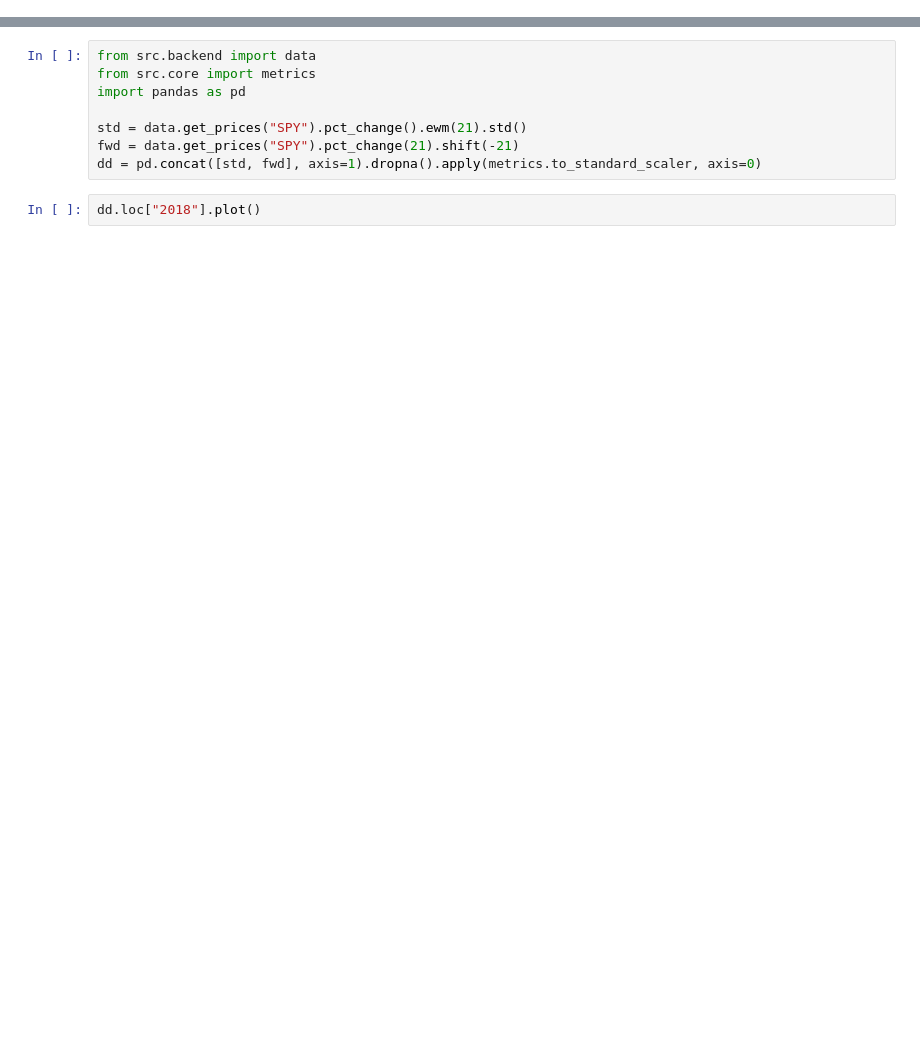
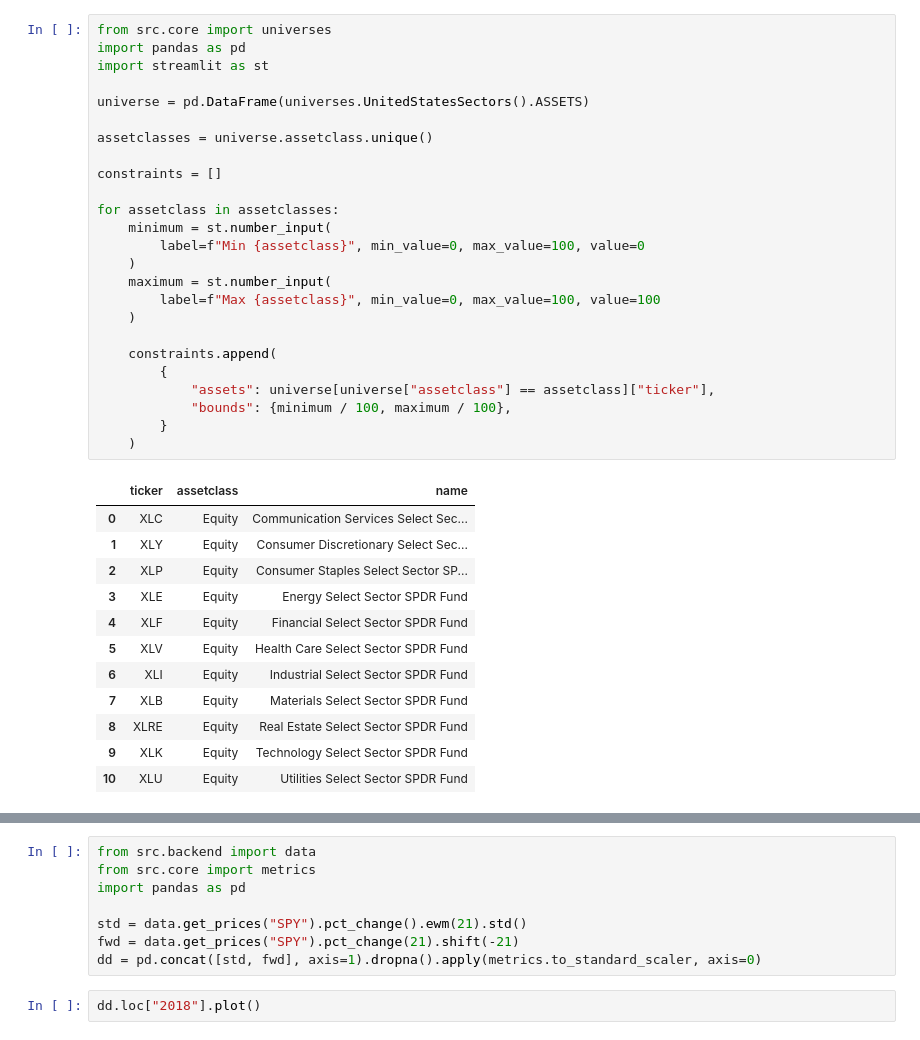
Before and after one commit to HTF1125/RobertLab, a Jupyter notebook: test.ipynb, the cells around one changed output, grey strips where cells are left out. Saved outputs shown, nothing was run; the diff lists cells and outputs as text; blank space fills up the shorter version.

```diff
--- a/test.ipynb
+++ b/test.ipynb
@@ -4,0 +31,38 @@ True
+# %%
+from src.core import universes
+import pandas as pd
+import streamlit as st
+
+universe = pd.DataFrame(universes.UnitedStatesSectors().ASSETS)
+
+assetclasses = universe.assetclass.unique()
+
+constraints = []
+
+for assetclass in assetclasses:
+    minimum = st.number_input(
+        label=f"Min {assetclass}", min_value=0, max_value=100, value=0
+    )
+    maximum = st.number_input(
+        label=f"Max {assetclass}", min_value=0, max_value=100, value=100
+    )
+
+    constraints.append(
+        {
+            "assets": universe[universe["assetclass"] == assetclass]["ticker"],
+            "bounds": {minimum / 100, maximum / 100},
+        }
+    )
+# %% [output]
+|  | ticker | assetclass | name |
+| 0 | XLC | Equity | Communication Services Select Sec... |
+| 1 | XLY | Equity | Consumer Discretionary Select Sec... |
+| 2 | XLP | Equity | Consumer Staples Select Sector SP... |
+| 3 | XLE | Equity | Energy Select Sector SPDR Fund |
+| 4 | XLF | Equity | Financial Select Sector SPDR Fund |
+| 5 | XLV | Equity | Health Care Select Sector SPDR Fund |
+| 6 | XLI | Equity | Industrial Select Sector SPDR Fund |
+| 7 | XLB | Equity | Materials Select Sector SPDR Fund |
+| 8 | XLRE | Equity | Real Estate Select Sector SPDR Fund |
+| 9 | XLK | Equity | Technology Select Sector SPDR Fund |
+| 10 | XLU | Equity | Utilities Select Sector SPDR Fund |
```
Also changed, not shown: parts of 22 cells of this notebook, 31 other files.
